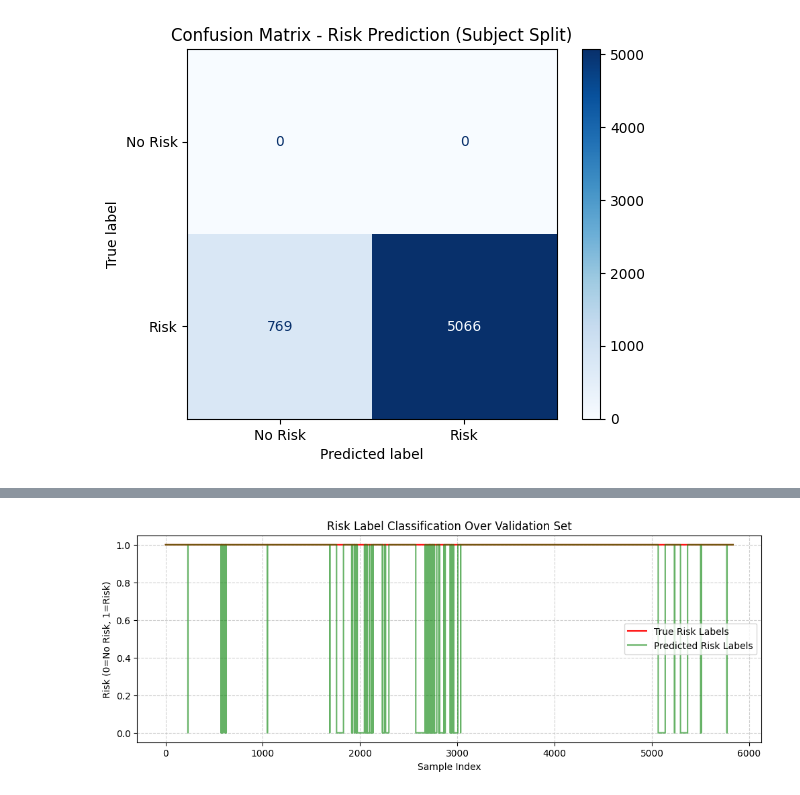
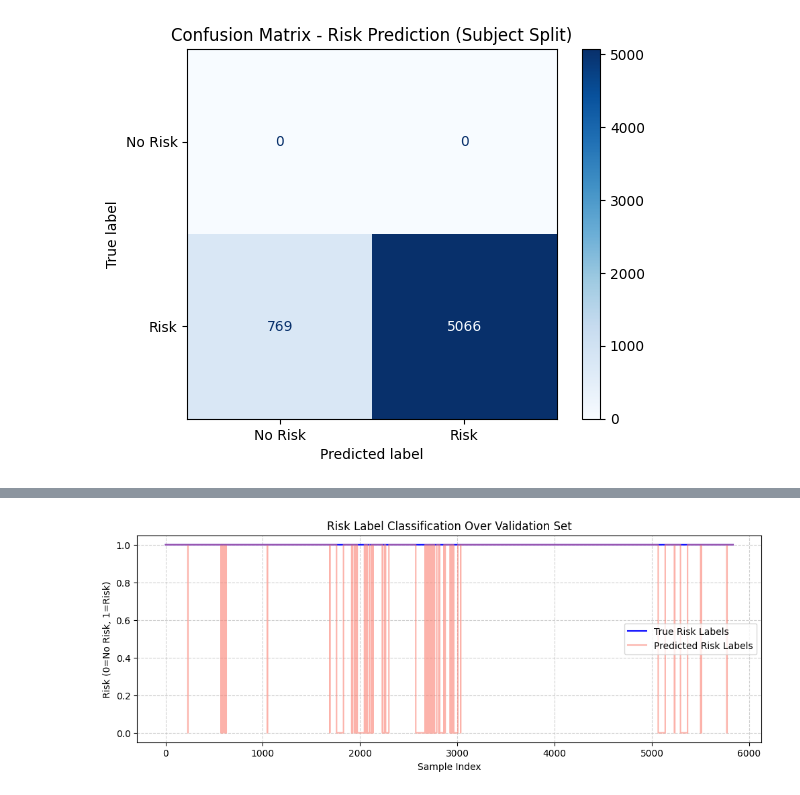
Before and after one commit to ray021207/Comparative-Study-of-Approaches-for-Injury-Risk-Prediction-in-Athletes, a Jupyter notebook: new.ipynb, the cells around one changed output, grey strips where cells are left out. Cells and saved outputs as stored; diff of their text form; code cells hidden in the pictures.

```diff
--- a/new.ipynb
+++ b/new.ipynb
@@ -266,12 +276,12 @@ plt.show()
 # %%
 plt.figure(figsize=(12, 4))
-plt.plot(y_true, label='True Risk Labels', drawstyle='steps-post', color='red')
-plt.plot(y_pred, label='Predicted Risk Labels', drawstyle='steps-post', color='green', alpha=0.6)
+plt.plot(y_true, label='True Risk Labels', drawstyle='steps-post', color='blue')
+plt.plot(y_pred, label='Predicted Risk Labels', drawstyle='steps-post', color='salmon', alpha=0.6)
 plt.title('Risk Label Classification Over Validation Set')
 plt.xlabel('Sample Index')
 plt.ylabel('Risk (0=No Risk, 1=Risk)')
 plt.legend()
 plt.grid(True, linestyle='--', alpha=0.6)
 plt.show()
 # %% [output]
-[figure, old version]
+[figure, new version]
```
Also changed, not shown: parts of 2 cells of this notebook.
